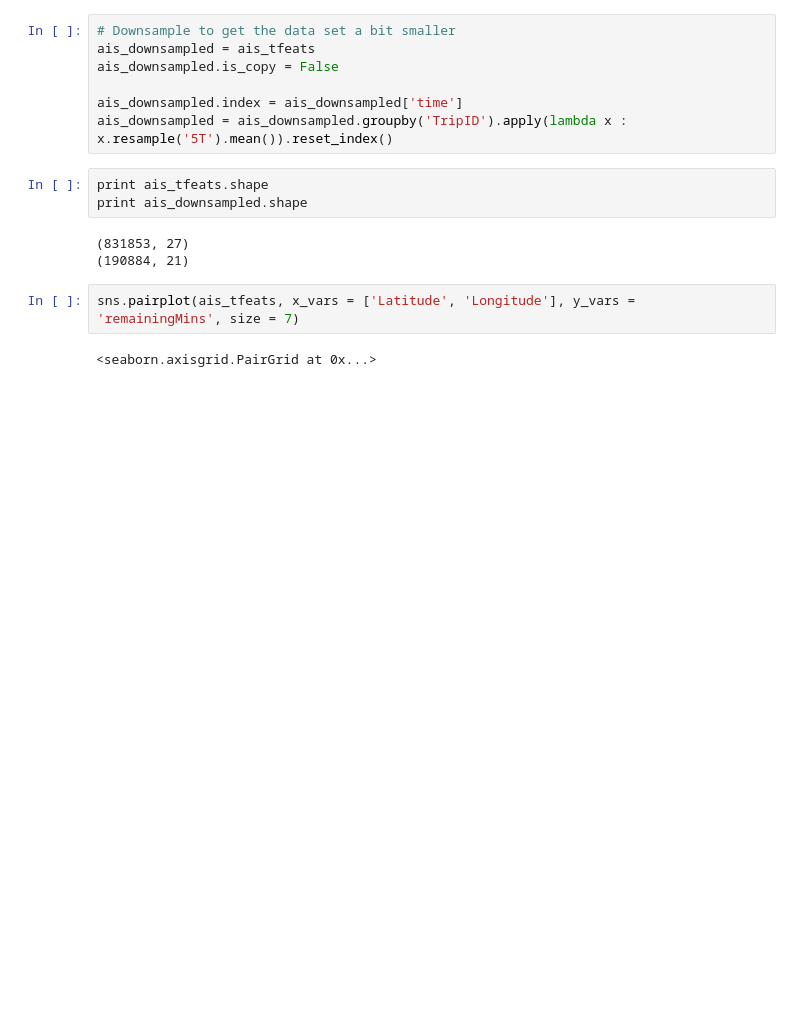
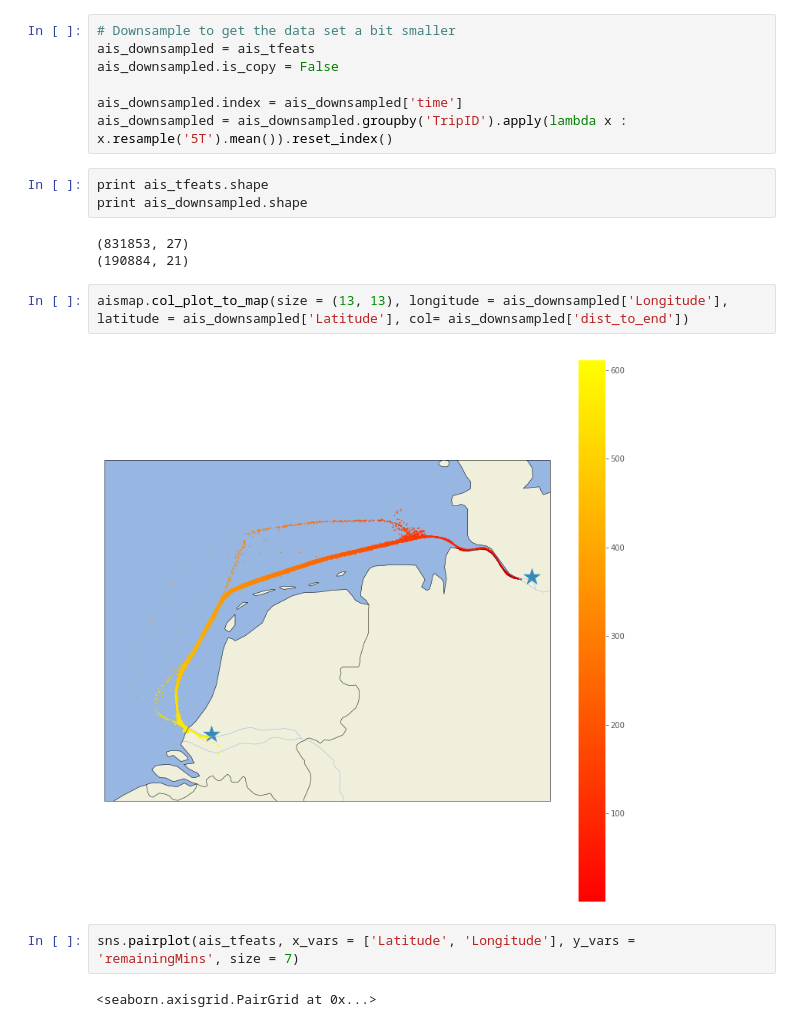
Before and after one commit to jank324/ais-predictor, a Jupyter notebook: data/filter ROT-HAM data.ipynb, the cells around one changed output. Cells and saved outputs as stored; diff of their text form; blank space fills up the shorter version.

```diff
--- a/data/filter ROT-HAM data.ipynb
+++ b/data/filter ROT-HAM data.ipynb
@@ -255,6 +258,10 @@ print ais_downsampled.shape
 # %% [output]
 (831853, 27)
 (190884, 21)
+# %%
+aismap.col_plot_to_map(size = (13, 13), longitude = ais_downsampled['Longitude'], latitude = ais_downsampled['Latitude'], col= ais_downsampled['dist_to_end'])
+# %% [output]
+[figure, added]
 # %%
 sns.pairplot(ais_tfeats, x_vars = ['Latitude', 'Longitude'], y_vars = 'remainingMins', size = 7)
 # %% [output]
```
Also changed, not shown: parts of 22 cells of this notebook.
